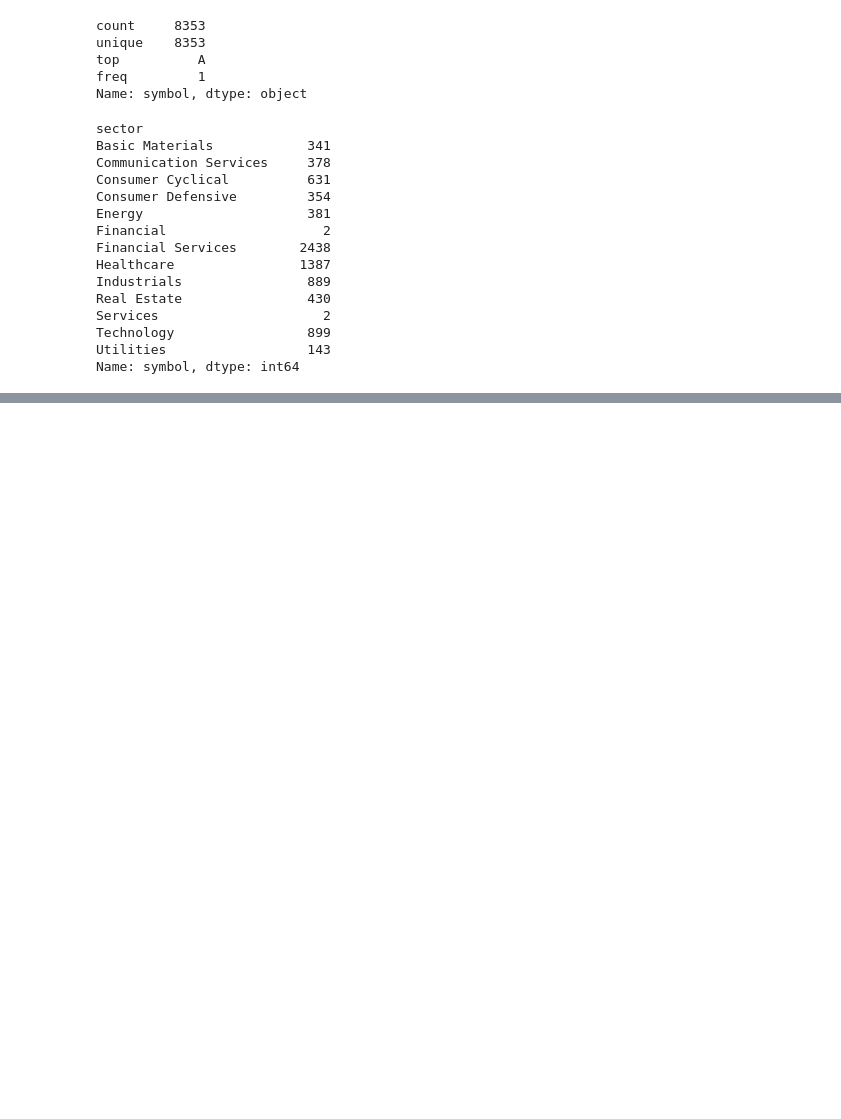
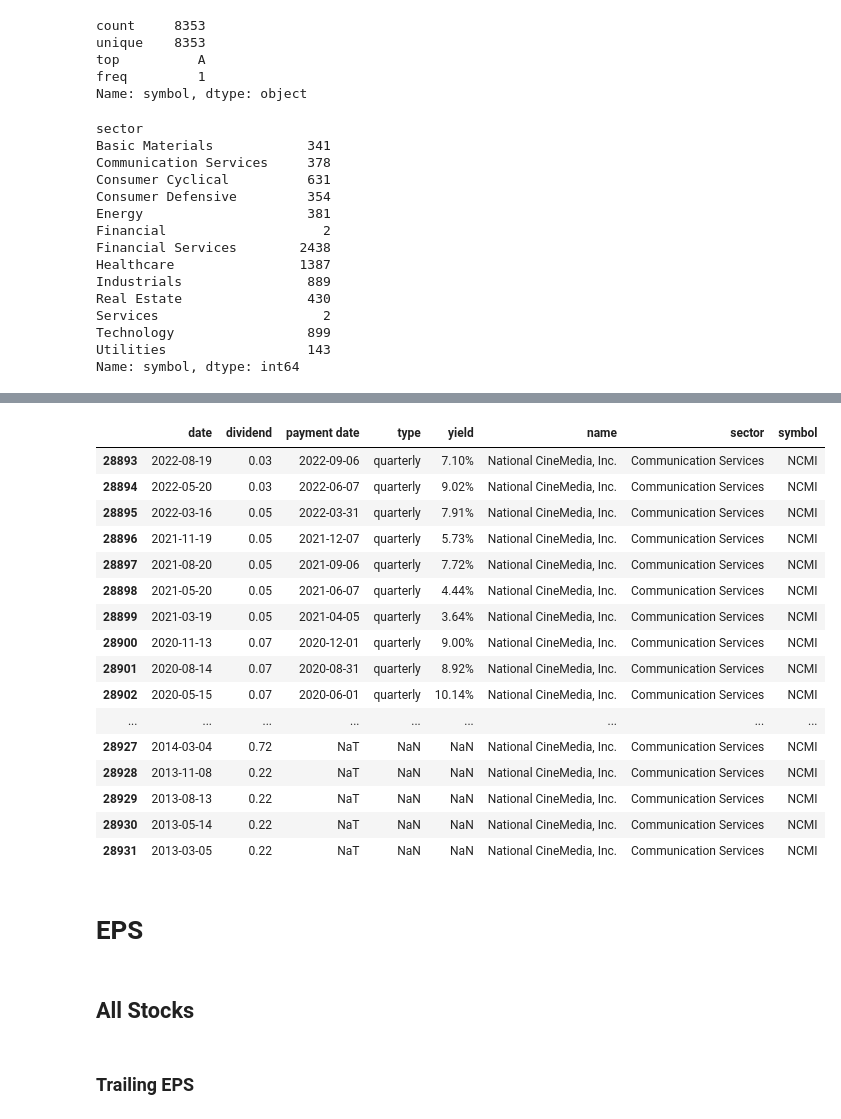
Before and after one commit to alpha2phi-platform/alphalib, a Jupyter notebook: 02_fundamental.ipynb, the cells around one changed output, grey strips where cells are left out. Cells and saved outputs as stored; diff of their text form; code cells hidden in the pictures; blank space fills up the shorter version.

```diff
--- a/02_fundamental.ipynb
+++ b/02_fundamental.ipynb
@@ -24,14 +28,19 @@ SHEET_NAME_STOCK_INFO = "stock_info"
 
 STOCK_STATS_FILE = "data/stock_stats.xlsx"
 SHEET_NAME_STOCK_STATS = "stock_stats"
+
+STOCK_DIVIDEND_FILE = "data/stock_dividends.xlsx"
+SHEET_NAME_STOCK_DIVIDEND = "stock_dividends"
 # %%
 df_stock = pd.read_excel(STOCK_FILE, sheet_name=SHEET_NAME_STOCK, engine="openpyxl")
 df_stock_info = pd.read_excel(STOCK_INFO_FILE, sheet_name=SHEET_NAME_STOCK_INFO, engine="openpyxl")
 df_stock_stats = pd.read_excel(STOCK_STATS_FILE, sheet_name=SHEET_NAME_STOCK_STATS, engine="openpyxl")
+df_stock_dividend = pd.read_excel(STOCK_DIVIDEND_FILE, sheet_name=SHEET_NAME_STOCK_DIVIDEND, engine="openpyxl")
 # %%
 # Convert field names to lower case
 df_stock = df_stock.rename(columns=str.lower)
 df_stock_info = df_stock_info.rename(columns=str.lower)
 df_stock_stats = df_stock_stats.rename(columns=str.lower)
+df_stock_dividend = df_stock_dividend.rename(columns=str.lower)
 # %% [markdown]
 # Stocks by Sectors
@@ -119,0 +171,26 @@ df_yield[df_yield["lastdividenddate_dt"].dt.year == 2022].head(30)
+# %%
+df_stock_dividend[df_stock_dividend["symbol"] == "NCMI"]
+# %% [output]
+|  | date | dividend | payment date | type | yield | name | sector | symbol |
+| 28893 | 2022-08-19 | 0.03 | 2022-09-06 | quarterly | 7.10% | National CineMedia, Inc. | Communication Services | NCMI |
+| 28894 | 2022-05-20 | 0.03 | 2022-06-07 | quarterly | 9.02% | National CineMedia, Inc. | Communication Services | NCMI |
+| 28895 | 2022-03-16 | 0.05 | 2022-03-31 | quarterly | 7.91% | National CineMedia, Inc. | Communication Services | NCMI |
+| 28896 | 2021-11-19 | 0.05 | 2021-12-07 | quarterly | 5.73% | National CineMedia, Inc. | Communication Services | NCMI |
+| 28897 | 2021-08-20 | 0.05 | 2021-09-06 | quarterly | 7.72% | National CineMedia, Inc. | Communication Services | NCMI |
+| 28898 | 2021-05-20 | 0.05 | 2021-06-07 | quarterly | 4.44% | National CineMedia, Inc. | Communication Services | NCMI |
+| 28899 | 2021-03-19 | 0.05 | 2021-04-05 | quarterly | 3.64% | National CineMedia, Inc. | Communication Services | NCMI |
+| 28900 | 2020-11-13 | 0.07 | 2020-12-01 | quarterly | 9.00% | National CineMedia, Inc. | Communication Services | NCMI |
+| 28901 | 2020-08-14 | 0.07 | 2020-08-31 | quarterly | 8.92% | National CineMedia, Inc. | Communication Services | NCMI |
+| 28902 | 2020-05-15 | 0.07 | 2020-06-01 | quarterly | 10.14% | National CineMedia, Inc. | Communication Services | NCMI |
+| ... | ... | ... | ... | ... | ... | ... | ... | ... |
+| 28927 | 2014-03-04 | 0.72 | NaT | NaN | NaN | National CineMedia, Inc. | Communication Services | NCMI |
+| 28928 | 2013-11-08 | 0.22 | NaT | NaN | NaN | National CineMedia, Inc. | Communication Services | NCMI |
+| 28929 | 2013-08-13 | 0.22 | NaT | NaN | NaN | National CineMedia, Inc. | Communication Services | NCMI |
+| 28930 | 2013-05-14 | 0.22 | NaT | NaN | NaN | National CineMedia, Inc. | Communication Services | NCMI |
+| 28931 | 2013-03-05 | 0.22 | NaT | NaN | NaN | National CineMedia, Inc. | Communication Services | NCMI |
+# %% [markdown]
+# EPS
+# %% [markdown]
+## All Stocks
+# %% [markdown]
+### Trailing EPS
```
Also changed, not shown: parts of 57 cells of this notebook, 2 other files.
